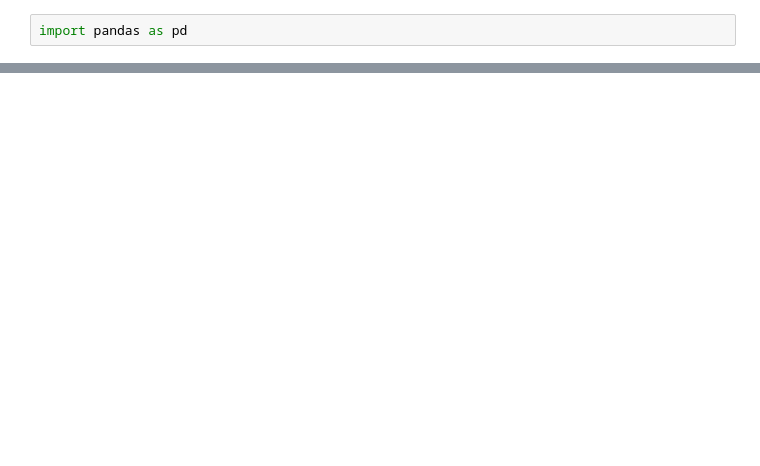
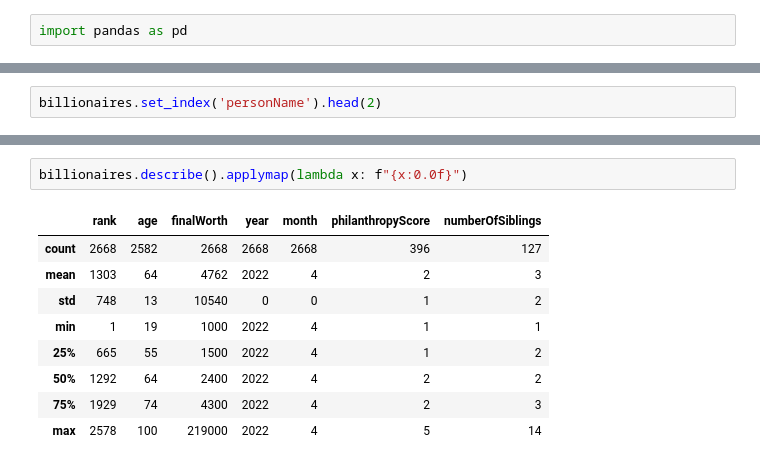
Before and after one commit to Audkaur/UCDPA_AudreyKoussou, a Jupyter notebook: UCDPA_AudreyKoussou.ipynb, the cells around one changed output, grey strips where cells are left out. Saved outputs shown, nothing was run; the diff lists cells and outputs as text; blank space fills up the shorter version.

```diff
--- a/UCDPA_AudreyKoussou.ipynb
+++ b/UCDPA_AudreyKoussou.ipynb
@@ -18,0 +27,2 @@ pd.read_csv ('/Users/AudreyKoussou/Desktop/UCDPA_AudreyKoussou/Property.csv')
+# %%
+billionaires.set_index('personName').head(2)
@@ -18,0 +35,12 @@ pd.read_csv ('/Users/AudreyKoussou/Desktop/UCDPA_AudreyKoussou/Property.csv')
+# %%
+billionaires.describe().applymap(lambda x: f"{x:0.0f}")
+# %% [output]
+|  | rank | age | finalWorth | year | month | philanthropyScore | numberOfSiblings |
+| count | 2668 | 2582 | 2668 | 2668 | 2668 | 396 | 127 |
+| mean | 1303 | 64 | 4762 | 2022 | 4 | 2 | 3 |
+| std | 748 | 13 | 10540 | 0 | 0 | 1 | 2 |
+| min | 1 | 19 | 1000 | 2022 | 4 | 1 | 1 |
+| 25% | 665 | 55 | 1500 | 2022 | 4 | 1 | 2 |
+| 50% | 1292 | 64 | 2400 | 2022 | 4 | 2 | 2 |
+| 75% | 1929 | 74 | 4300 | 2022 | 4 | 2 | 3 |
+| max | 2578 | 100 | 219000 | 2022 | 4 | 5 | 14 |
```
Also changed, not shown: parts of 36 cells of this notebook, 1 other file.
